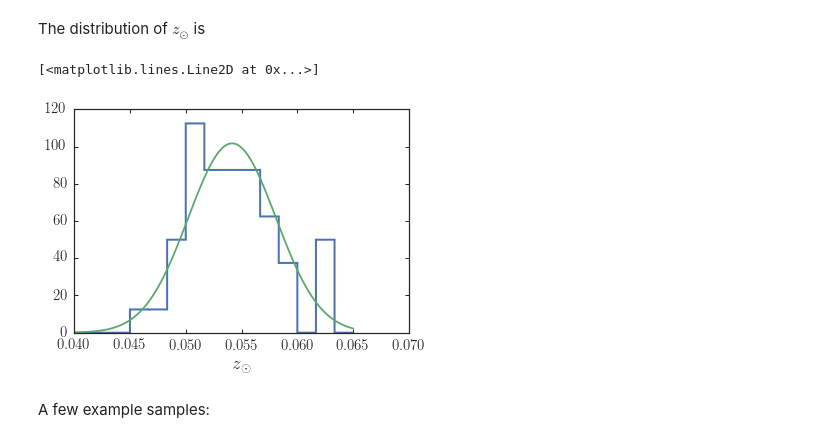
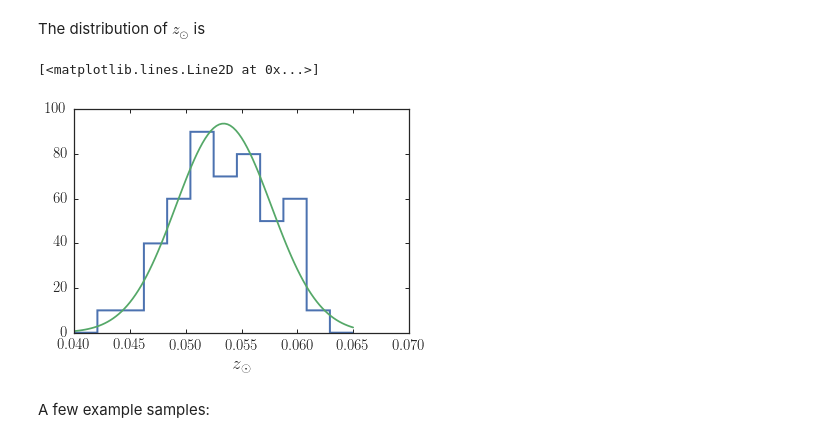
Before and after one commit to jobovy/simple-m2m, a Jupyter notebook: py/HOM2M.ipynb, the cells around one changed output. Cells and saved outputs as stored; diff of their text form; code cells hidden in the pictures.

Commit message:
Re-run zsun section with updated force of change, need smaller epsilon_zsun now

```diff
--- a/py/HOM2M.ipynb
+++ b/py/HOM2M.ipynb
@@ -504,7 +518,7 @@ reload(hom2m)
 # %%
 step= numpy.pi/3.*10.**-2.
 nstep= 100000
-eps= [10.**-3.5,10.**-4.5]
+eps= [10.**-3.5,10.**-6.]
 smooth= None#1./step/100.
 st96smooth= False
 mu= 0.
@@ -608,10 +622,22 @@ nsamples= 48
 fit_zsun= True
 sig_zsun= 0.01 # proposal step
 s_low, s_high= 8,-8
-w_sam,zsun_sam,Q_sam,z_sam,vz_sam= hom2m.sample_m2m(nsamples,w_out,z_m2m,vz_m2m,omega_m2m,zsun_out[-1],
-                                                    z_obs,dens_obs,dens_obs_noise,
+savefilename= 'zsun_sam.sav'
+if os.path.exists(savefilename):
+    with open(savefilename,'rb') as savefile:
+        out= (pickle.load(savefile),)
+        while True:
+            try:
+                out= out+(pickle.load(savefile),)
+            except EOFError:
+                break
+else:
+    out= hom2m.sample_m2m(nsamples,w_out,z_m2m,vz_m2m,omega_m2m,zsun_out[-1],
+                          z_obs,dens_obs,dens_obs_noise,
                                                     densv2_obs=densv2_obs,densv2_obs_noise=densv2_obs_noise,
                                                     nstep=nstep_sam,step=step_sam,eps=eps_sam,
                                                     mu=mu,h_m2m=h_m2m,prior=prior,w_prior=w_init,
                                                     smooth=smooth,st96smooth=st96smooth,
                                                     fit_zsun=fit_zsun,sig_zsun=sig_zsun)
+    save_pickles(savefilename,*out)
+w_sam,zsun_sam,Q_sam,z_sam,vz_sam= out
@@ -753,16 +777,16 @@ if save_figures:
 The distribution of $z_\odot$ is
 # %%
 figsize(6,4)
-_= hist(zsun_sam,range=[0.04,0.065],bins=15,histtype='step',lw=2.,normed=True)
+_= hist(zsun_sam,range=[0.04,0.065],bins=12,histtype='step',lw=2.,normed=True)
 xlabel(r'$z_\odot$')
 mzsun, szsun= numpy.mean(zsun_sam), numpy.std(zsun_sam)
 xs= numpy.linspace(0.04,0.065,101)
 ys= numpy.exp(-0.5*(xs-mzsun)**2./szsun**2.)
 ys/= numpy.sum(ys)*(xs[1]-xs[0])
 plot(xs,ys)
 # %% [output]
 [<matplotlib.lines.Line2D at 0x...>]
-[figure, old version]
+[figure, new version]
 # %% [markdown]
 A few example samples:
 # %%
```
Also changed, not shown: parts of 35 cells of this notebook.
